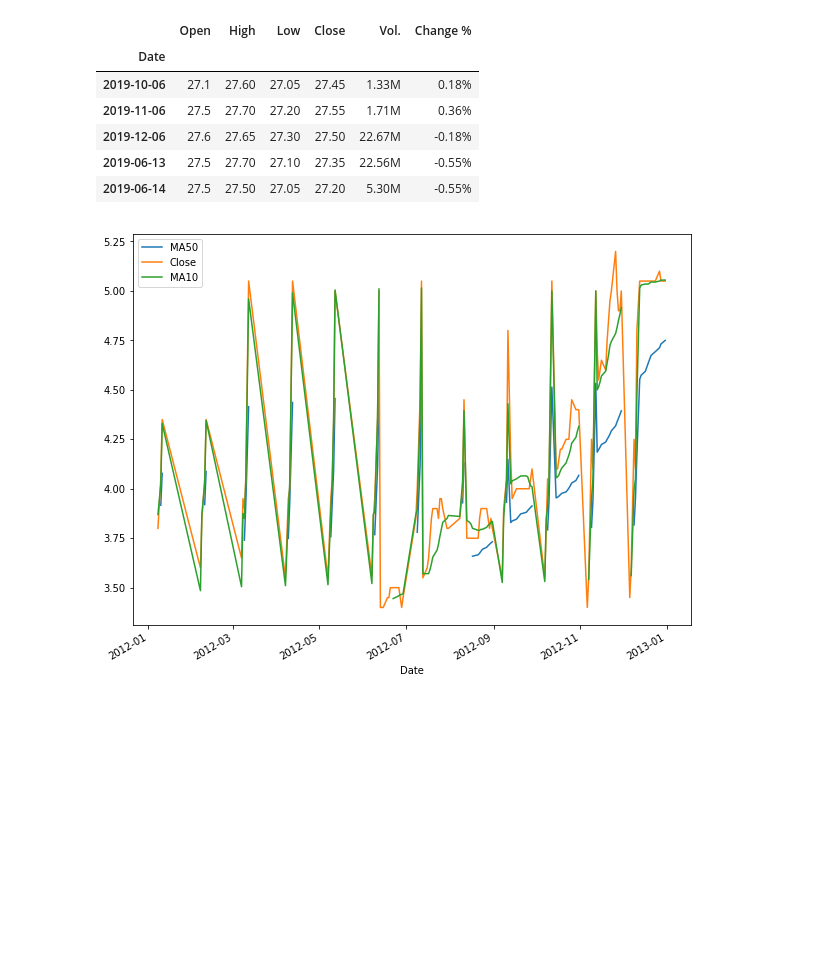
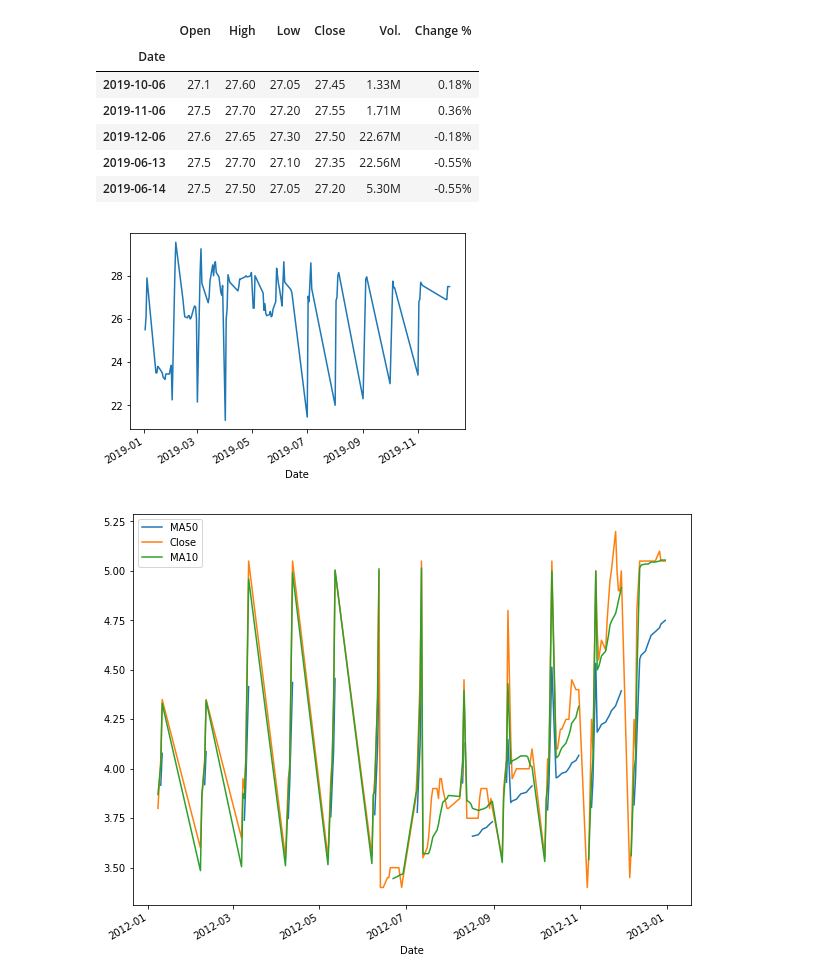
Before and after one commit to felixodette/safaricom_stock, a Jupyter notebook: Safaricom Stocks.ipynb, the cells around one changed output. Cells and saved outputs as stored; diff of their text form; code cells hidden in the pictures; blank space fills up the shorter version.

```diff
--- a/Safaricom Stocks.ipynb
+++ b/Safaricom Stocks.ipynb
@@ -62,12 +62,14 @@ saf['MA50'] = saf['Close'].rolling(50).mean()
 # %%
 saf_2012 = saf.loc['2012-01-01':'2012-12-31']
 saf_2013 = saf.loc['2013-01-01':'2013-12-31']
 saf_2014 = saf.loc['2014-01-01':'2014-12-31']
 saf_2015 = saf.loc['2015-01-01':'2015-12-31']
 saf_2016 = saf.loc['2016-01-01':'2016-12-31']
 saf_2017 = saf.loc['2017-01-01':'2017-12-31']
 saf_2018 = saf.loc['2018-01-01':'2018-12-31']
-saf_2019 = saf.loc['2019-01-01':'2019-12-31']
+saf_2019 = saf.loc['2019-01-01':'2019-12-31', 'Close'].plot()
+# %% [output]
+[figure, added]
 # %%
 plt.figure(figsize=(10,8))
 saf_2012['MA50'].plot(label='MA50')
```
